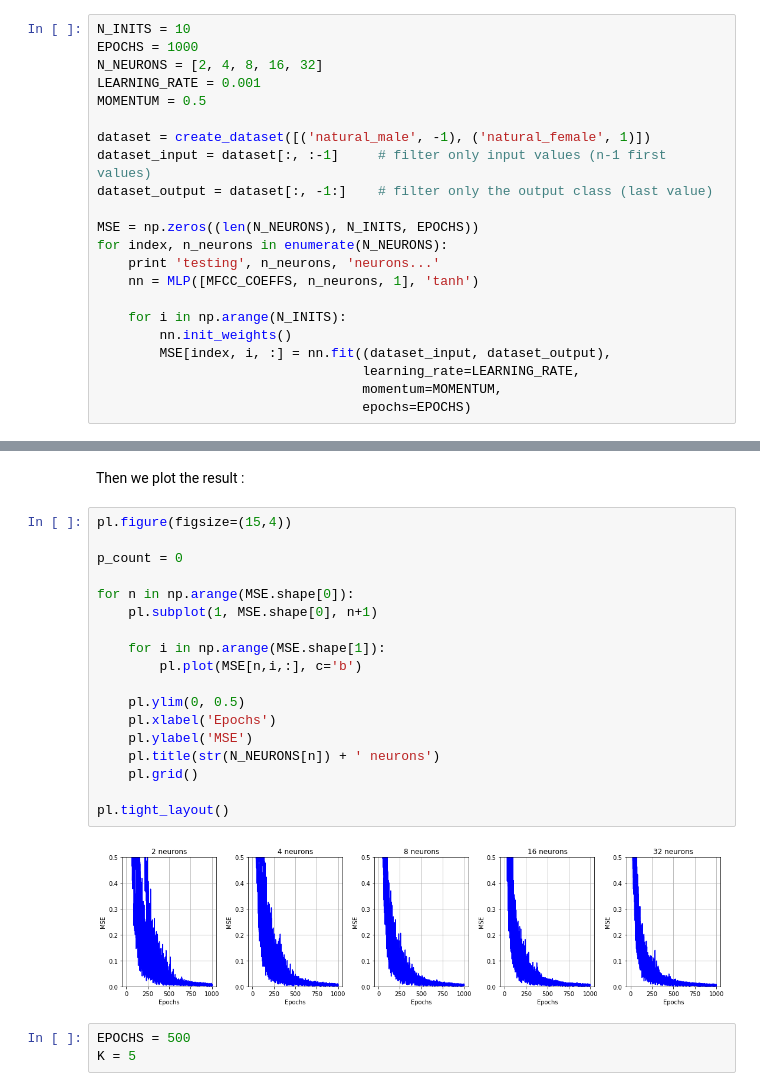
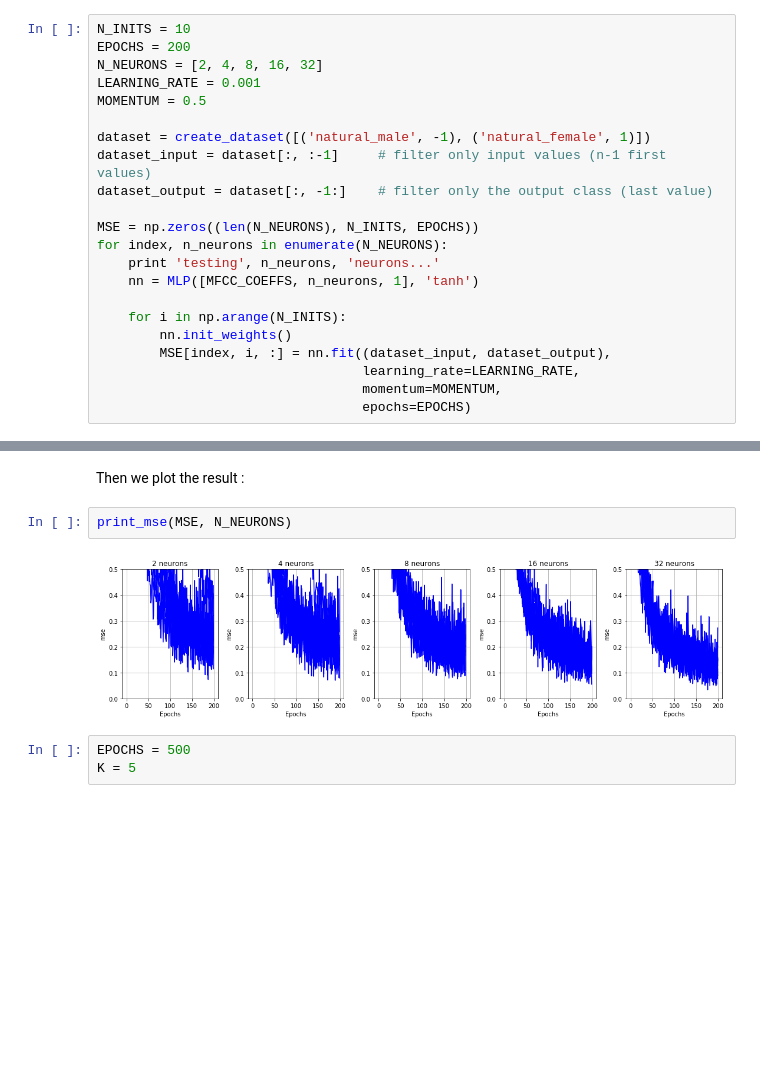
Before and after one commit to LifangHe/speaker-recognition, a Jupyter notebook: speaker_recognition-step_2.ipynb, the cells around one changed output, grey strips where cells are left out. Drawn from its saved outputs; the diff is of its cells as text; blank space fills up the shorter version.

```diff
--- a/speaker_recognition-step_2.ipynb
+++ b/speaker_recognition-step_2.ipynb
@@ -130,7 +172,7 @@ Here we use only the natural voices of men and women to train a neural network t
 In order to choose the correct learning duration and the modely complexity, we iterate over the number of epochs (`EPOCHS`) and number of hidden neurons (`N_NEURONS`).
 # %%
 N_INITS = 10
-EPOCHS = 1000
+EPOCHS = 200
 N_NEURONS = [2, 4, 8, 16, 32]
 LEARNING_RATE = 0.001
 MOMENTUM = 0.5
@@ -170,26 +200,10 @@ testing 16 neurons...
 testing 32 neurons...
 # %% [markdown]
 Then we plot the result :
-# %%
-pl.figure(figsize=(15,4))
-
-p_count = 0
-
-for n in np.arange(MSE.shape[0]):
-    pl.subplot(1, MSE.shape[0], n+1)
-
-    for i in np.arange(MSE.shape[1]):
-        pl.plot(MSE[n,i,:], c='b')
-
-    pl.ylim(0, 0.5)
-    pl.xlabel('Epochs')
-    pl.ylabel('MSE')
-    pl.title(str(N_NEURONS[n]) + ' neurons')
-    pl.grid()
-
-pl.tight_layout()
-# %% [output]
-[figure, removed]
+# %%
+print_mse(MSE, N_NEURONS)
+# %% [output]
+[figure, added]
 # %%
 EPOCHS = 500
 K = 5
```
Also changed, not shown: parts of 4 cells of this notebook, 3 other files.
